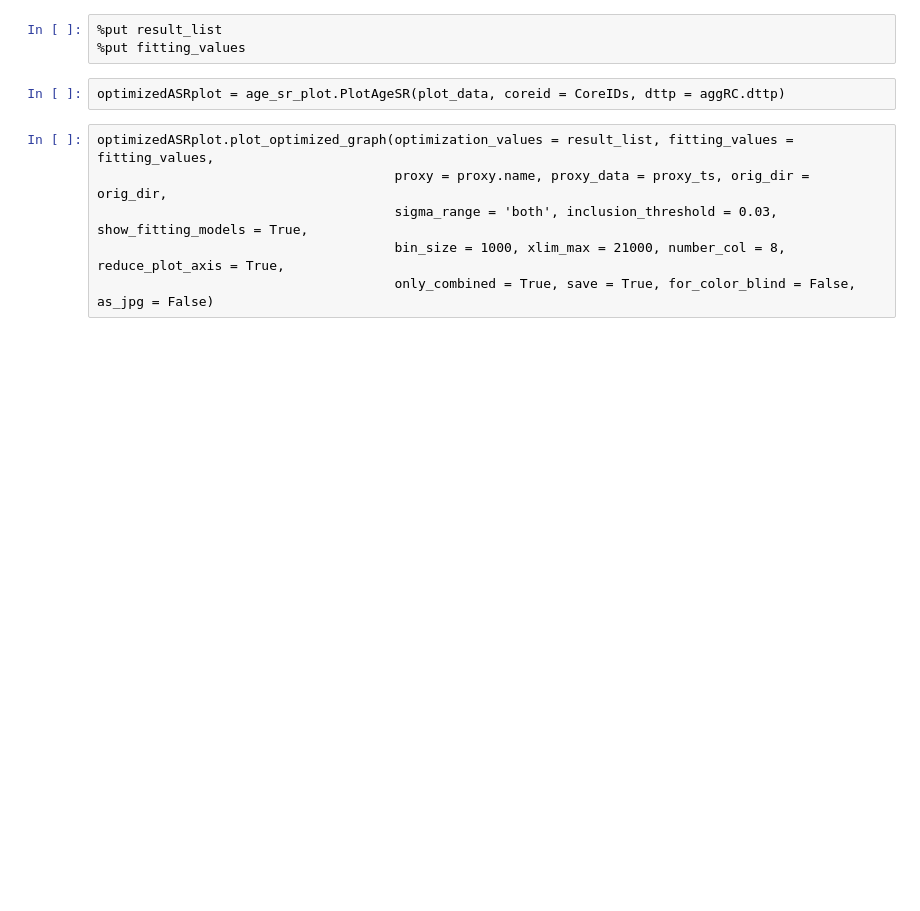
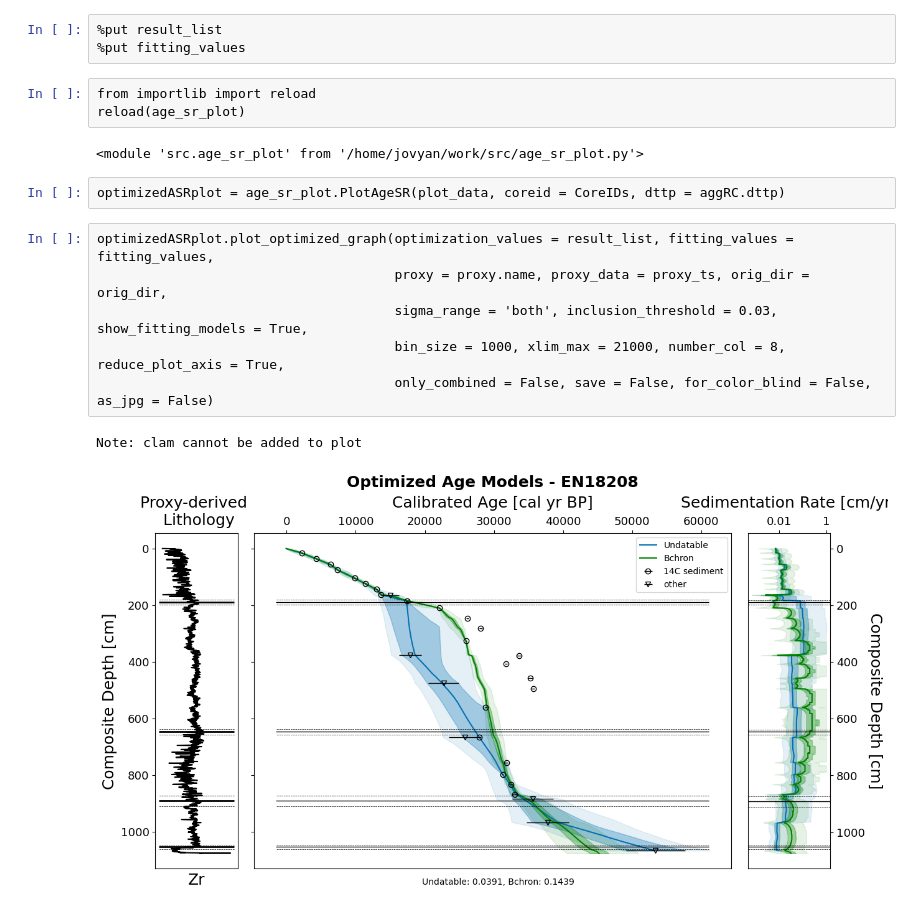
Before and after one commit to GPawi/LANDO, a Jupyter notebook: LANDO.ipynb, the cells around one changed output. Drawn from its saved outputs; the diff is of its cells as text; blank space fills up the shorter version.

```diff
--- a/LANDO.ipynb
+++ b/LANDO.ipynb
@@ -322,11 +459,19 @@ source('src/Run_Optimization.R', local = TRUE)
 # %%
 %put result_list
 %put fitting_values
+# %%
+from importlib import reload
+reload(age_sr_plot)
+# %% [output]
+<module 'src.age_sr_plot' from '/home/jovyan/work/src/age_sr_plot.py'>
 # %%
 optimizedASRplot = age_sr_plot.PlotAgeSR(plot_data, coreid = CoreIDs, dttp = aggRC.dttp)
 # %%
 optimizedASRplot.plot_optimized_graph(optimization_values = result_list, fitting_values = fitting_values,
                                       proxy = proxy.name, proxy_data = proxy_ts, orig_dir = orig_dir,
                                       sigma_range = 'both', inclusion_threshold = 0.03, show_fitting_models = True,
                                       bin_size = 1000, xlim_max = 21000, number_col = 8, reduce_plot_axis = True,
-                                      only_combined = True, save = True, for_color_blind = False, as_jpg = False)
+                                      only_combined = False, save = False, for_color_blind = False, as_jpg = False)
+# %% [output]
+Note: clam cannot be added to plot
+[figure, added]
```
Also changed, not shown: parts of 20 cells of this notebook, 3 other files.
